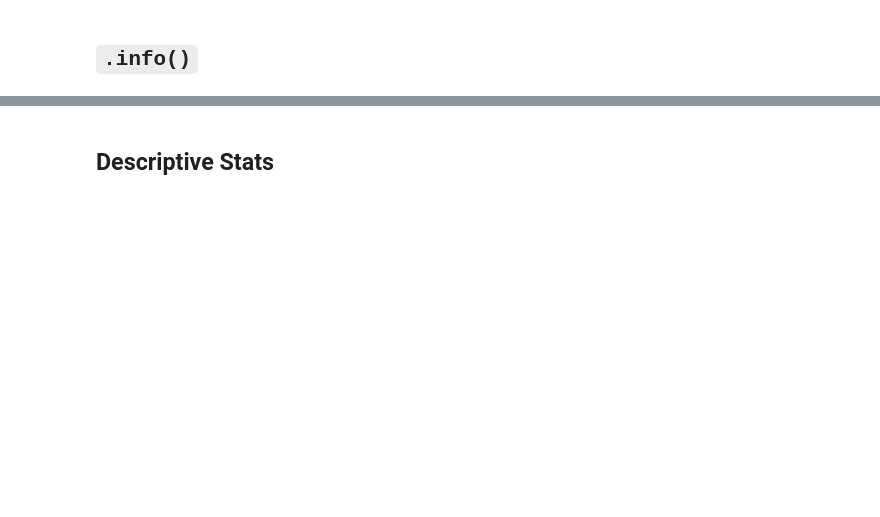
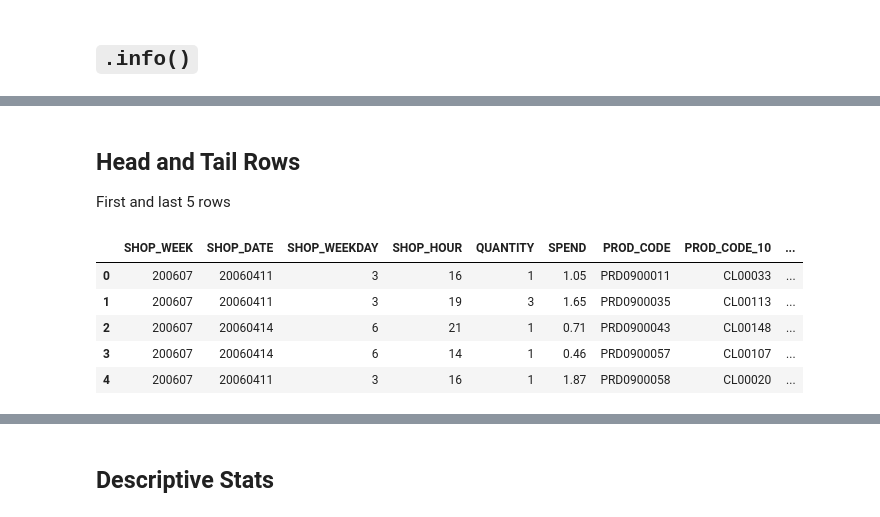
Before and after one commit to s-vrla/eda-notebook, a Jupyter notebook: svrla_eda_template.ipynb, the cells around one changed output, grey strips where cells are left out. Cells and saved outputs as stored; diff of their text form; code cells hidden in the pictures; blank space fills up the shorter version.

```diff
--- a/svrla_eda_template.ipynb
+++ b/svrla_eda_template.ipynb
@@ -115,0 +126,12 @@ memory usage: 258.3 MB
+# %% [markdown]
+## Head and Tail Rows
+First and last 5 rows
+# %%
+df.head(5)
+# %% [output]
+|  | SHOP_WEEK | SHOP_DATE | SHOP_WEEKDAY | SHOP_HOUR | QUANTITY | SPEND | PROD_CODE | PROD_CODE_10 | ... |
+| 0 | 200607 | 20060411 | 3 | 16 | 1 | 1.05 | PRD0900011 | CL00033 | ... |
+| 1 | 200607 | 20060411 | 3 | 19 | 3 | 1.65 | PRD0900035 | CL00113 | ... |
+| 2 | 200607 | 20060414 | 6 | 21 | 1 | 0.71 | PRD0900043 | CL00148 | ... |
+| 3 | 200607 | 20060414 | 6 | 14 | 1 | 0.46 | PRD0900057 | CL00107 | ... |
+| 4 | 200607 | 20060411 | 3 | 16 | 1 | 1.87 | PRD0900058 | CL00020 | ... |
```
Also changed, not shown: parts of 32 cells of this notebook, 1 other file.
